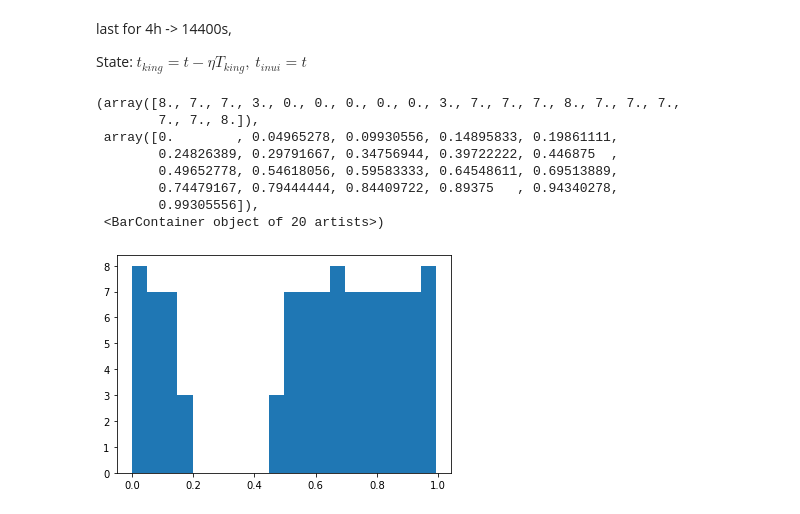
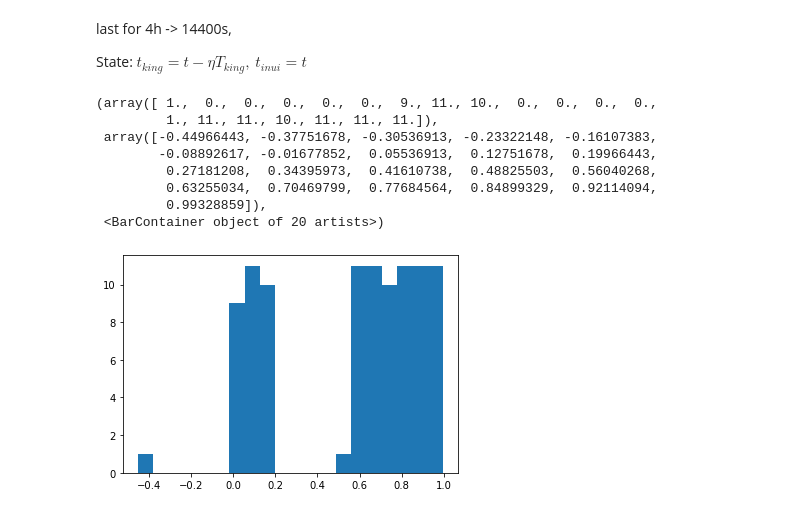
Before and after one commit to wzetto/projLITE, a Jupyter notebook: INUIsignal/try1.ipynb, the cells around one changed output. Cells and saved outputs as stored; diff of their text form; code cells hidden in the pictures.

```diff
--- a/INUIsignal/try1.ipynb
+++ b/INUIsignal/try1.ipynb
@@ -105,7 +104,7 @@ def mu_sigma():
 
     return mu + sigma_samp
 
-t_p_inui = 26
+t_p_inui = 25
 t_p_king, t_king = 46, 150
 n_sample = 100000
 count_red = 0 #* Number of cases for meeting with the real condition.
@@ -171,39 +171,39 @@ State: $t_{king} = t - \eta T_{king},\ t_{inui} = t$
 # %%
 def find_closest(x1, x2, t):
     eta_list, closest_list = [], []
     for i in x1:
         idx = np.searchsorted(x2, i)
         if idx > 0 and idx < len(x2):
             closest = x2[idx] if abs(x2[idx] - i) < abs(x2[idx-1] - i) else x2[idx-1]
         elif idx == 0:
             closest = x2[idx]
         else:
             closest = x2[idx-1]
 
         diff = i - closest
         if diff > 0:
             eta = 1 - diff/t
         elif diff <= 0:
             eta = -diff/t
 
         closest_list.append(i-closest)
         eta_list.append(eta)
     return eta_list, closest_list
 
-t_inui, t_king = 145, 144
+t_inui, t_king = 150, 149
 period_inui, period_king = 14400//t_inui, 14400//t_king
 x_inui = np.linspace(0,period_inui*t_inui,period_inui+1)
 x_king = np.linspace(0,period_king*t_king,period_king+1)-120
 
 eta_list, closest_list = find_closest(x_inui, x_king, t_king)
 plt.hist(eta_list, bins=20)
 # %% [output]
-(array([8., 7., 7., 3., 0., 0., 0., 0., 0., 3., 7., 7., 7., 8., 7., 7., 7.,
-        7., 7., 8.]),
- array([0.        , 0.04965278, 0.09930556, 0.14895833, 0.19861111,
-        0.24826389, 0.29791667, 0.34756944, 0.39722222, 0.446875  ,
-        0.49652778, 0.54618056, 0.59583333, 0.64548611, 0.69513889,
-        0.74479167, 0.79444444, 0.84409722, 0.89375   , 0.94340278,
-        0.99305556]),
+(array([ 1.,  0.,  0.,  0.,  0.,  0.,  9., 11., 10.,  0.,  0.,  0.,  0.,
+         1., 11., 11., 10., 11., 11., 11.]),
+ array([-0.44966443, -0.37751678, -0.30536913, -0.23322148, -0.16107383,
+        -0.08892617, -0.01677852,  0.05536913,  0.12751678,  0.19966443,
+         0.27181208,  0.34395973,  0.41610738,  0.48825503,  0.56040268,
+         0.63255034,  0.70469799,  0.77684564,  0.84899329,  0.92114094,
+         0.99328859]),
  <BarContainer object of 20 artists>)
-[figure, old version]
+[figure, new version]
```
Also changed, not shown: parts of 4 cells of this notebook.
